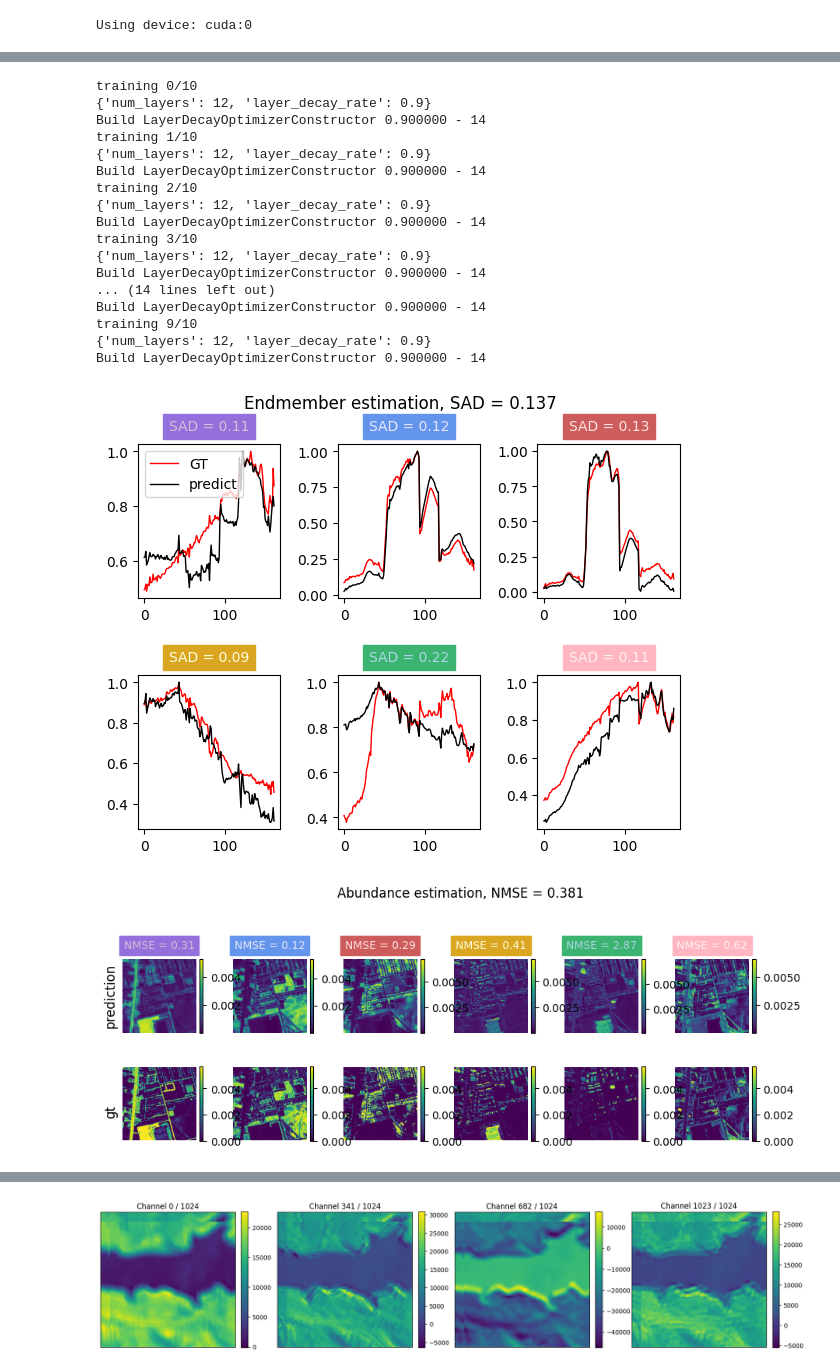
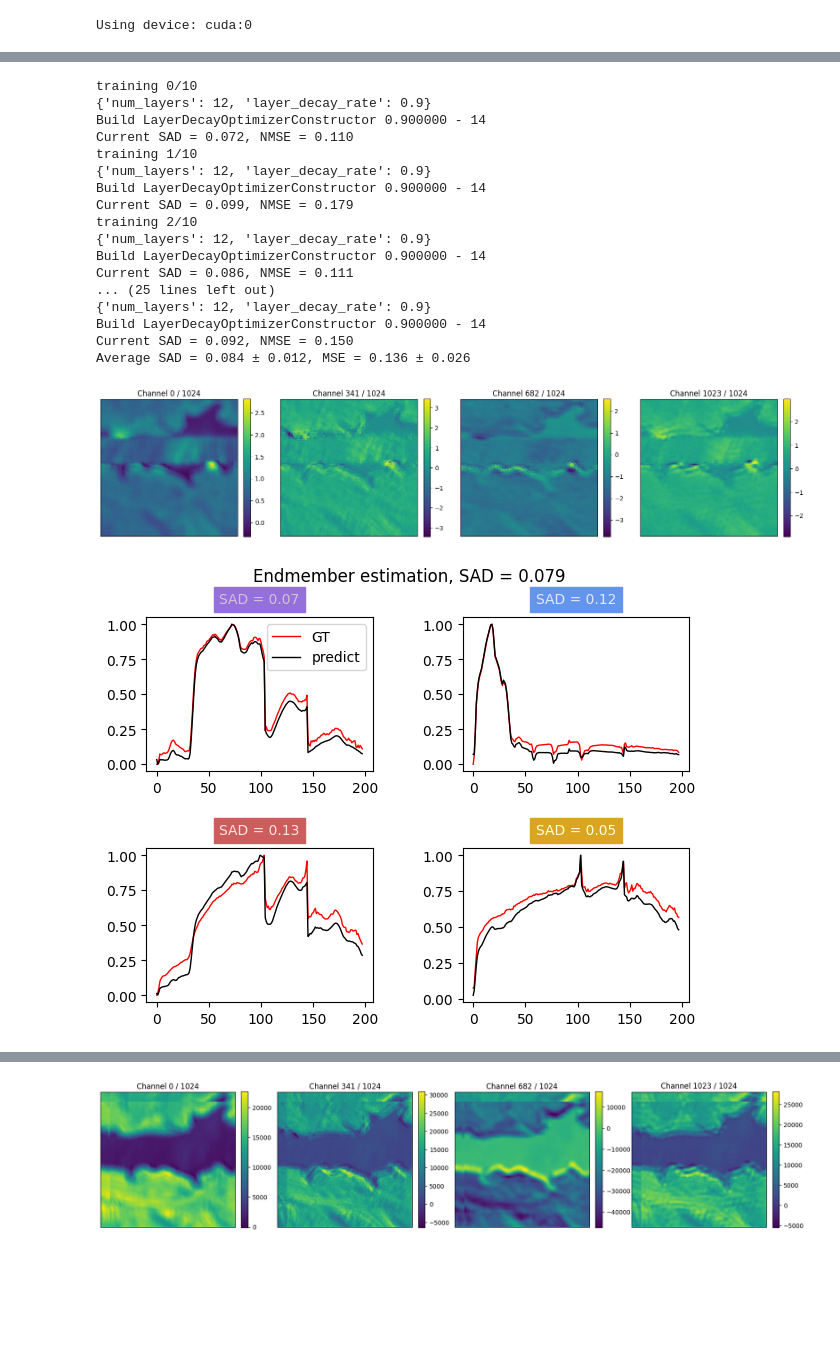
Before and after one commit to edabier/SS-HSU_benchmark, a Jupyter notebook: shift_upsampling.ipynb, the cells around one changed output, grey strips where cells are left out. Saved outputs shown, nothing was run; the diff lists cells and outputs as text; code cells hidden in the pictures; blank space fills up the shorter version.

```diff
--- a/shift_upsampling.ipynb
+++ b/shift_upsampling.ipynb
@@ -36,7 +36,7 @@ else:
 # %% [output]
 Using device: cuda:0
 # %%
-dataset = "urban"
+dataset = "jasper"
 data = io.loadmat(f"datasets/{dataset}.mat")
 Y_flat = torch.tensor(data["Y"], dtype=torch.float)
 A_flat = torch.tensor(data["A"], dtype=torch.float)
@@ -107,8 +107,9 @@ def upsample_features(fm, Y, wavelengths, new_H, D, alpha):
                 Y_crop = Y_padded[:, :, i:i+new_H, j:j+new_H]
                 Y_crop = Y_crop.to(dev)
                 _, features = rsfm.extract_f(fm, Y_crop, new_H, wavelengths)
+                features = rsfm.debias_features(utils.oneD_to_2d(features), fm, B, new_H, wavelengths)
 
-                features = utils.oneD_to_2d(features)
+                # features = utils.oneD_to_2d(features)
                 feature_map[:,:, i::patch, j::patch] = features
 
                 del features, Y_crop
@@ -121,6 +122,8 @@ n_xp = 10
 features_map = upsample_features(fm, Y_init_fm, wavelengths, new_H, D, alpha)
 features_map = (features_map - features_map.mean())/ (features_map.std() + 1e-8)
 
+plots.plot_hsi(features_map)
+
 epochs, lr = 200, 0.002
 optim_wrapper = dict(
     optimizer=dict(type='AdamW', lr=lr, betas=(0.9, 0.999), weight_decay=0.18),
@@ -128,6 +131,7 @@ optim_wrapper = dict(
     paramwise_cfg=dict(num_layers=12, layer_decay_rate=0.9, ))
 
 E_hats, A_hats = torch.zeros(n_xp, B, c), torch.zeros(n_xp, c, new_H, new_H)
+sads, mses = [], []
 
 for i in range(n_xp):
     print(f"training {i}/{n_xp}")
@@ -148,40 +152,45 @@ for i in range(n_xp):
         optimizer.step()
 
         with torch.no_grad():
             constraints = models.weightConstraint()
             model.decoder.apply(constraints)
 
         del E_hat, A_hat
 
     model.eval()
     with torch.no_grad():
         E_hat, A_hat, Y_hat = model(features_map)
         E_hat, A_hat, _ = utils.order_endmembers(E_init.T, E_hat.T, A_hat)
 
         E_hats[i] = E_hat.T
-        A_hats[i] = A_hat.squeeze(0)
+        A_hats[i] = A_hat[0]
+        sad, _, mse = plots.compute_metrics_and_plot(E_hat.T, A_hat, A_init_fm, E_init, return_results=True, plot_E=False, plot_A=False)
+        sads.append(sad)
+        mses.append(mse)
+        print(f"Current SAD = {format(sad, '.3f')}, NMSE = {format(mse, '.3f')}")
         del E_hat, A_hat
 
 E_hat_m = torch.mean(E_hats, dim=0)
 A_hat_m = torch.mean(A_hats, dim=0)
-sad, _, mse = plots.compute_metrics_and_plot(E_hat_m, A_hat_m, A_init_fm, E_init, return_results=True)#, plot_E=False, plot_A=False)
+sad, _, mse = plots.compute_metrics_and_plot(E_hat_m, A_hat_m, A_init_fm, E_init, return_results=True)
+print(f"Average SAD = {format(torch.mean(torch.tensor(sads)), '.3f')} ± {format(torch.std(torch.tensor(sads)), '.3f')}, MSE = {format(torch.mean(torch.tensor(mses)), '.3f')} ± {format(torch.std(torch.tensor(mses)), '.3f')}")
 # %% [output]
 training 0/10
 {'num_layers': 12, 'layer_decay_rate': 0.9}
 Build LayerDecayOptimizerConstructor 0.900000 - 14
+Current SAD = 0.072, NMSE = 0.110
 training 1/10
 {'num_layers': 12, 'layer_decay_rate': 0.9}
 Build LayerDecayOptimizerConstructor 0.900000 - 14
+Current SAD = 0.099, NMSE = 0.179
 training 2/10
 {'num_layers': 12, 'layer_decay_rate': 0.9}
 Build LayerDecayOptimizerConstructor 0.900000 - 14
-training 3/10
+Current SAD = 0.086, NMSE = 0.111
+... (25 lines left out)
 {'num_layers': 12, 'layer_decay_rate': 0.9}
 Build LayerDecayOptimizerConstructor 0.900000 - 14
-... (14 lines left out)
-Build LayerDecayOptimizerConstructor 0.900000 - 14
-training 9/10
-{'num_layers': 12, 'layer_decay_rate': 0.9}
-Build LayerDecayOptimizerConstructor 0.900000 - 14
+Current SAD = 0.092, NMSE = 0.150
+Average SAD = 0.084 ± 0.012, MSE = 0.136 ± 0.026
-[figure, old version]
+[figure, new version]
-[figure, old version]
+[figure, new version]
```
Also changed, not shown: parts of 3 cells of this notebook, 14 other files.
